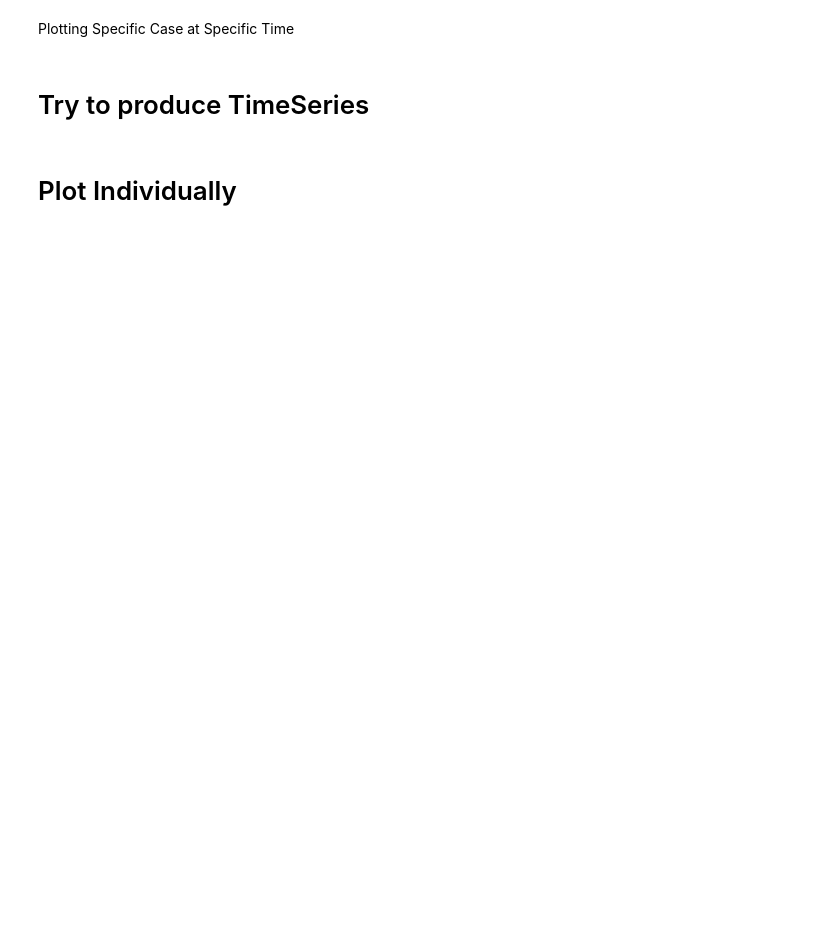
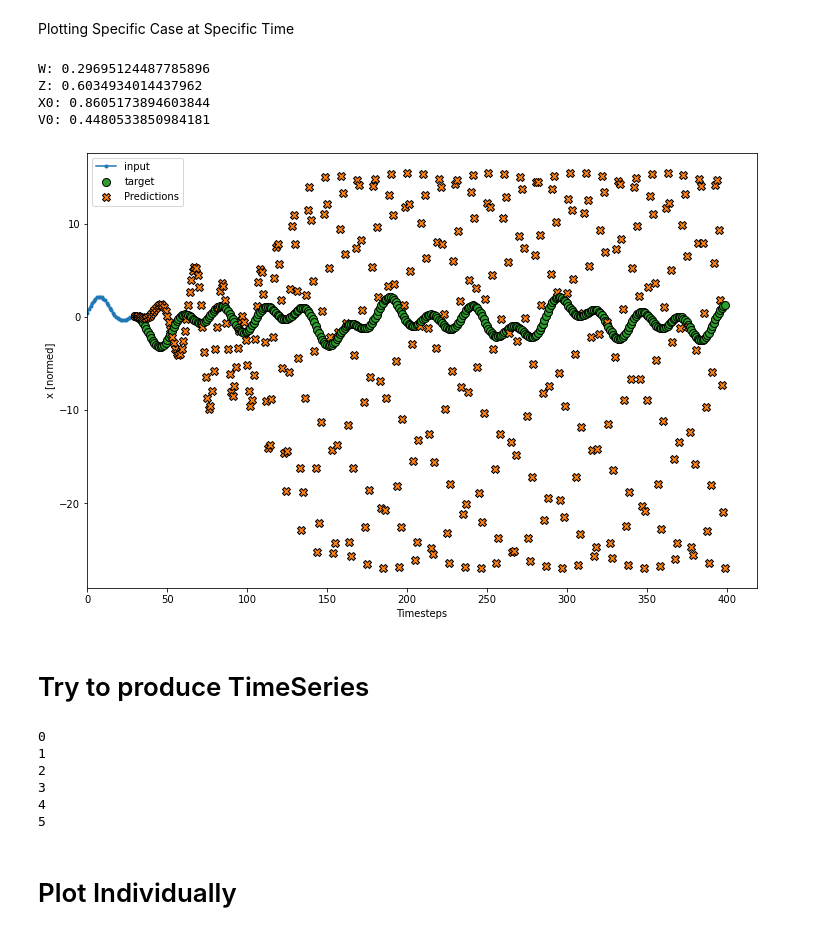
Before and after one commit to trifwn/OscillationLSTM, a Jupyter notebook: LSTMv2.ipynb, the cells around one changed output. Cells and saved outputs as stored; diff of their text form; code cells hidden in the pictures; blank space fills up the shorter version.

```diff
--- a/LSTMv2.ipynb
+++ b/LSTMv2.ipynb
@@ -72,11 +98,11 @@ num_features = Data.shape[1]
 # %% [markdown]
 # Normalize Data
 # %%
-# train_mean = train_df.mean()
-# train_std = train_df.std()
+train_mean = train_df.mean()
+train_std = train_df.std()
 
-# train_df = (train_df - train_mean) / train_std
-# val_df = (val_df - train_mean) / train_std
-# test_df = (test_df - train_mean) / train_std
+train_df = (train_df - train_mean) / train_std
+val_df = (val_df - train_mean) / train_std
+test_df = (test_df - train_mean) / train_std
 # %%
 plt.plot(t,train_df[:,example_ind])
@@ -183,10 +261,17 @@ windowOneStep.plotexample(model)
 Plotting Specific Case at Specific Time
 # %%
 startTime = 200
-exampleCase = 5
+exampleCase = 1
 CaseParameters = InputData[exampleCase]
 print("W: {}\nZ: {}\nX0: {}\nV0: {}".format(*CaseParameters))
-pred = windowOneStep.plotCase( val_df[:, exampleCase],t, model=model)
+pred = windowOneStep.plotCase( val_df[:, exampleCase],t, model=model,metadata=InputData[exampleCase],
+                               options = {"showLines" : False,  "yLabel" :'x', "xLabel" :'Timesteps'})
+# %% [output]
+W: 0.29695124487785896
+Z: 0.6034934014437962
+X0: 0.8605173894603844
+V0: 0.4480533850984181
+[figure, added]
 # %% [markdown]
 # Try to produce TimeSeries
 # %%
@@ -213,11 +305,19 @@ predDataRT = []
 for i in range(val_df.shape[1]):
     print(i)
     testCase = val_df[:,i]
-    ts1 ,ts2 = CalcCase(testCase,windowOneStep,model)
+    testMetaData = InputData[i,:]
+    ts1 ,ts2 = CalcCase(testCase,windowOneStep,model,metadata=testMetaData)
     predData.append(ts1)
     predDataRT.append(ts2)
 predData = np.array(predData)
 predDataRT = np.array(predDataRT)
+# %% [output]
+0
+1
+2
+3
+4
+5
 # %% [markdown]
 # Plot Individually
 # %%
```
Also changed, not shown: parts of 19 cells of this notebook, 2 other files.
